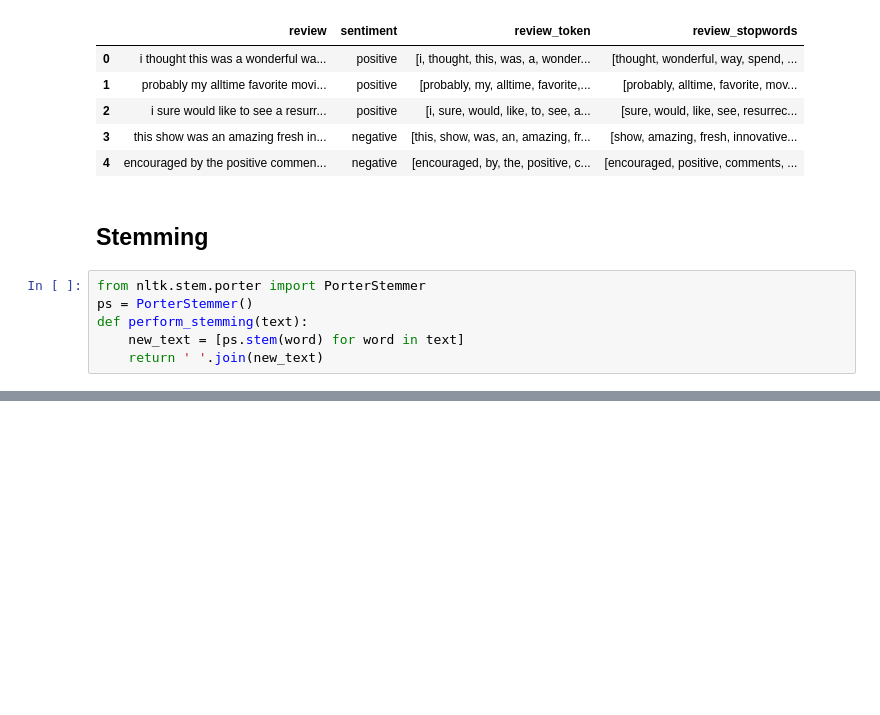
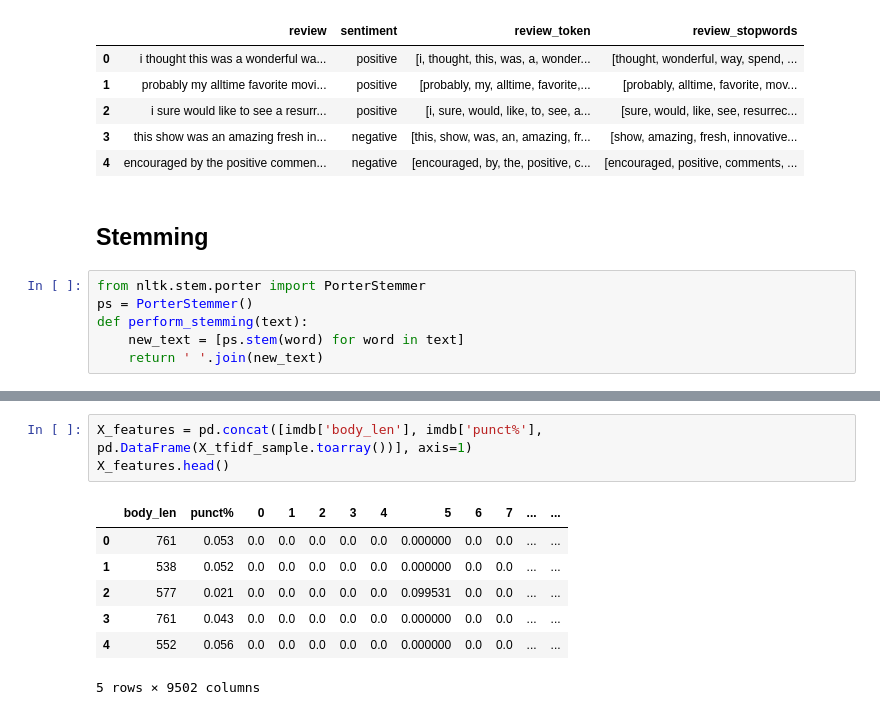
Before and after one commit to VaderSame/IMDB-Dataset, a Jupyter notebook: Project3-200543129_Semal_Shastri.ipynb, the cells around one changed output, grey strips where cells are left out. Drawn from its saved outputs; the diff is of its cells as text; blank space fills up the shorter version.

```diff
--- a/Project3-200543129_Semal_Shastri.ipynb
+++ b/Project3-200543129_Semal_Shastri.ipynb
@@ -181,0 +231,11 @@ imdb_prelim.head()
+# %%
+X_features = pd.concat([imdb['body_len'], imdb['punct%'], pd.DataFrame(X_tfidf_sample.toarray())], axis=1)
+X_features.head()
+# %% [output]
+|  | body_len | punct% | 0 | 1 | 2 | 3 | 4 | 5 | 6 | 7 | ... | ... |
+| 0 | 761 | 0.053 | 0.0 | 0.0 | 0.0 | 0.0 | 0.0 | 0.000000 | 0.0 | 0.0 | ... | ... |
+| 1 | 538 | 0.052 | 0.0 | 0.0 | 0.0 | 0.0 | 0.0 | 0.000000 | 0.0 | 0.0 | ... | ... |
+| 2 | 577 | 0.021 | 0.0 | 0.0 | 0.0 | 0.0 | 0.0 | 0.099531 | 0.0 | 0.0 | ... | ... |
+| 3 | 761 | 0.043 | 0.0 | 0.0 | 0.0 | 0.0 | 0.0 | 0.000000 | 0.0 | 0.0 | ... | ... |
+| 4 | 552 | 0.056 | 0.0 | 0.0 | 0.0 | 0.0 | 0.0 | 0.000000 | 0.0 | 0.0 | ... | ... |
+5 rows × 9502 columns
```
Also changed, not shown: parts of 12 cells of this notebook.
